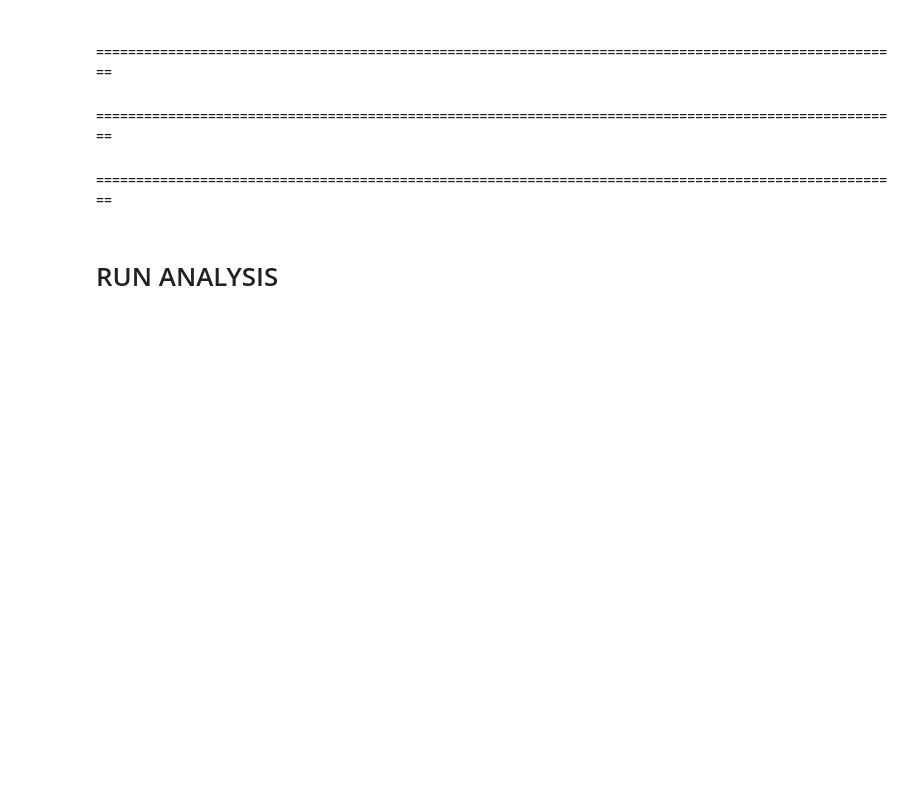
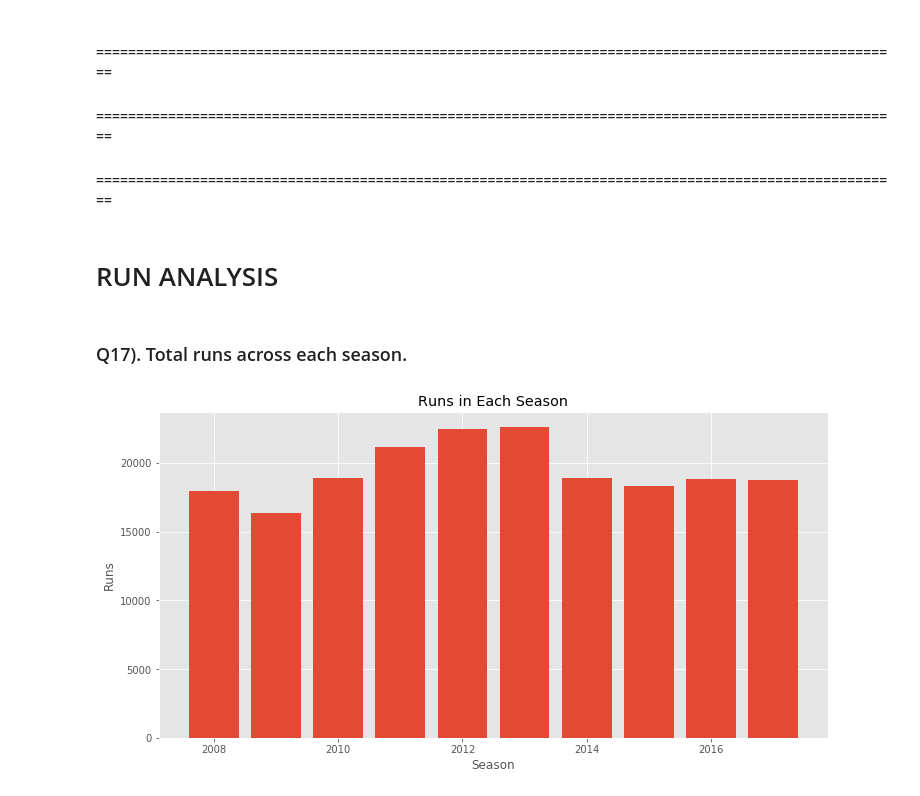
Before and after one commit to rahul-72/IPL_Dataset_Analysis, a Jupyter notebook: ipl.ipynb, the cells around one changed output. Cells and saved outputs as stored; diff of their text form; code cells hidden in the pictures; blank space fills up the shorter version.

```diff
--- a/ipl.ipynb
+++ b/ipl.ipynb
@@ -349,3 +356,27 @@ plt.show()
 #### =====================================================================================================
 # %% [markdown]
 # RUN ANALYSIS
+# %% [markdown]
+### Q17). Total runs across each season.
+# %%
+
+season = df_matches['season'].unique()
+
+# Getting total runs from each season by check id from matches dataset in deliveries dataset.
+runs_list = []
+for var in season:
+    new_df = df_matches[df_matches['season']==var]
+    total_runs = 0
+    for i in new_df['id'].values:
+        run = df_deliveries[df_deliveries['match_id']==i]['total_runs'].sum()
+        total_runs+=run
+    runs_list.append(total_runs)
+
+plt.figure(figsize=(12,6))
+plt.bar(x=season, height=runs_list)
+plt.title('Runs in Each Season')
+plt.xlabel('Season')
+plt.ylabel('Runs')
+plt.show()
+# %% [output]
+[figure, added]
```
Also changed, not shown: parts of 27 cells of this notebook.
